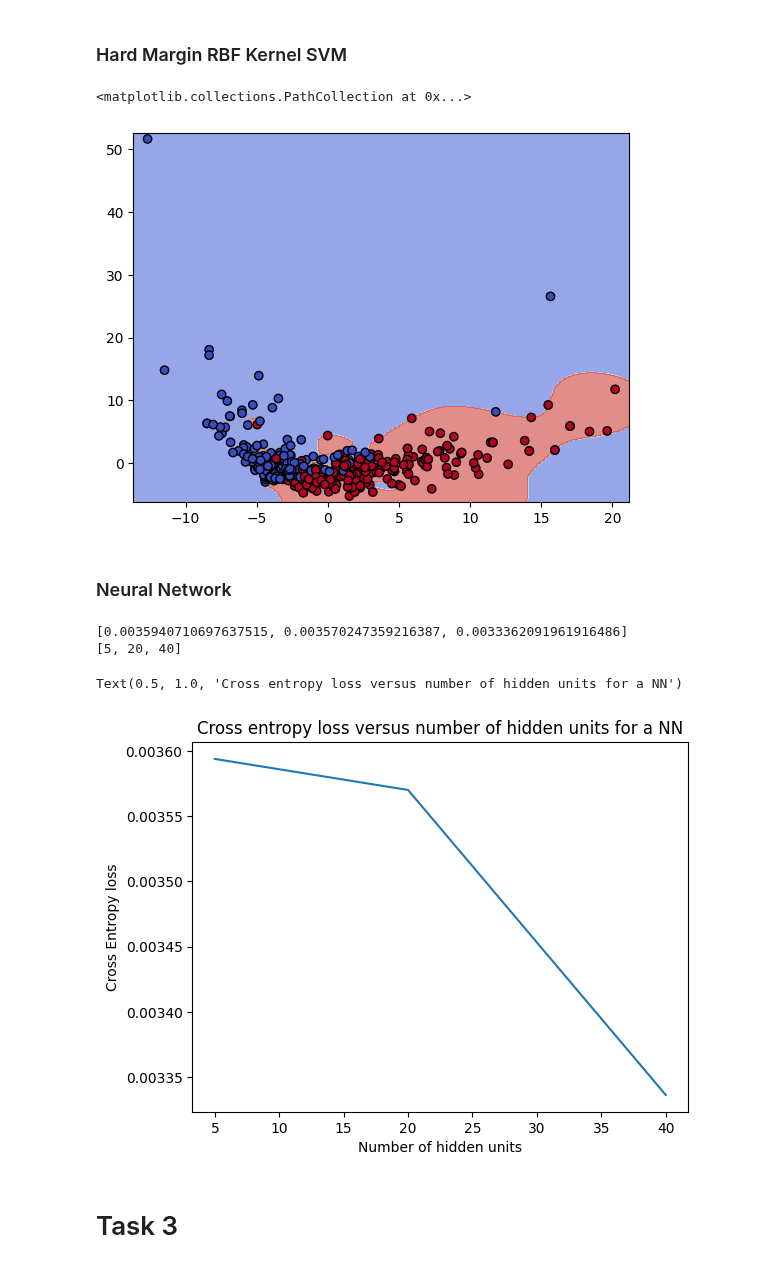
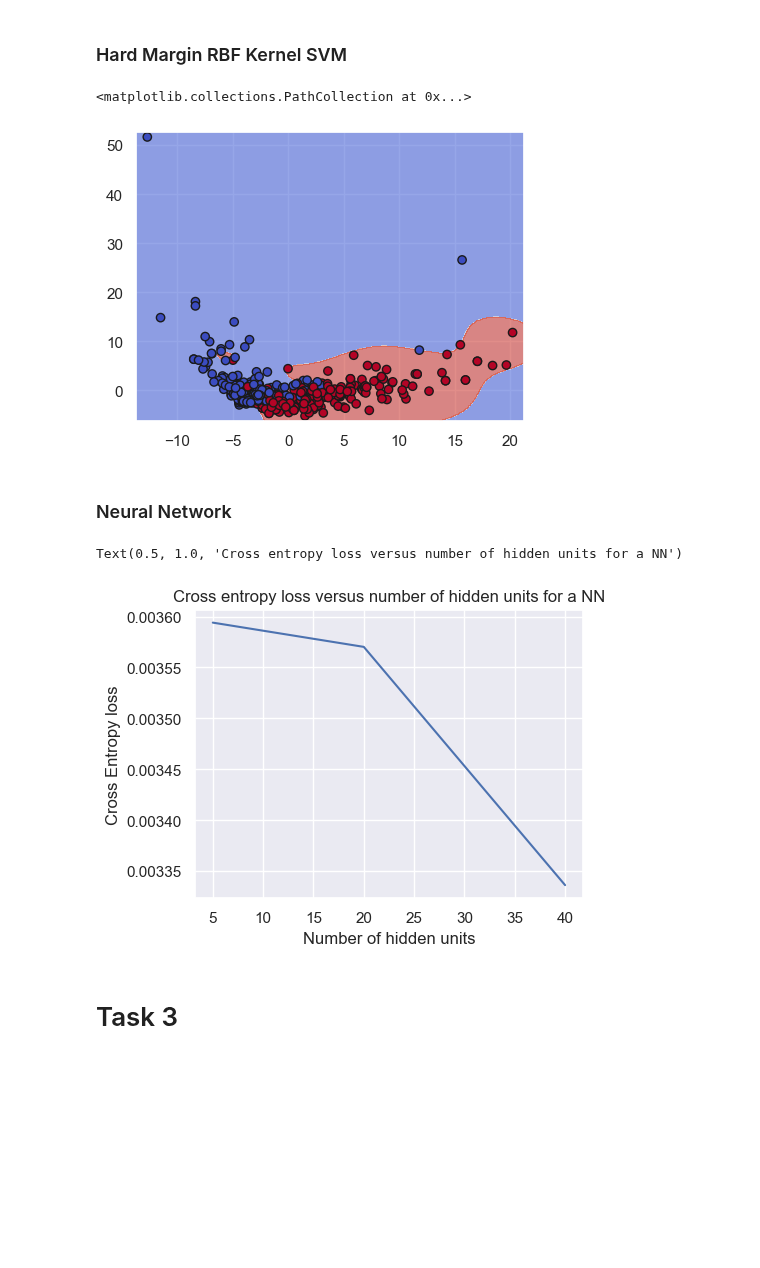
Before and after one commit to csprono/CS361-A3, a Jupyter notebook: task4.ipynb, the cells around one changed output. Drawn from its saved outputs; the diff is of its cells as text; code cells hidden in the pictures; blank space fills up the shorter version.

```diff
--- a/task4.ipynb
+++ b/task4.ipynb
@@ -135,7 +110,7 @@ The above chart shows the top 50 most frequent words in entertainment articles o
 # %%
 class_counts = train['Category'].value_counts()
 
-sns.set_theme(rc={'figure.figsize':(6.4,4.8)})
+sns.set_theme(rc={'figure.figsize':(4,3)})
 sns.barplot(x = class_counts.index, y = class_counts.values, hue=class_counts.index)
 plt.title('Class Distribution')
 # %% [output]
@@ -190,6 +168,8 @@ x_train_pca = pca.fit_transform(x_train)
 
 knn = KNeighborsClassifier(n_neighbors=1, metric='minkowski', p=2)
 knn.fit(x_train_pca, y_train)
+
+sns.set_theme(rc={'figure.figsize':(5,3.75)})
 surface_plot_display = DecisionBoundaryDisplay.from_estimator(knn, x_train_pca, grid_resolution=400, plot_method='contourf',
     response_method='predict', cmap = 'coolwarm', alpha = 0.6)
 surface_plot_display.ax_.scatter(x_train_pca[:,0], x_train_pca[:,1], c=y_train, cmap='coolwarm', edgecolor="k")
@@ -207,6 +187,7 @@ x_train_pca = pca.fit_transform(x_train)
 svm = SVC(kernel='linear', C=1.0)
 svm.fit(x_train_pca, y_train)
 
+sns.set_theme(rc={'figure.figsize':(5,3.75)})
 surface_plot_display = DecisionBoundaryDisplay.from_estimator(svm, x_train_pca, grid_resolution=400,
     plot_method='contourf', response_method='predict', cmap = 'coolwarm', alpha = 0.6)
 surface_plot_display.ax_.scatter(x_train_pca[:,0], x_train_pca[:,1], c=y_train, cmap='coolwarm', edgecolor="k")
@@ -224,48 +205,48 @@ x_train_pca = pca.fit_transform(x_train)
 hm_svm = SVC(kernel='rbf', C=10**10)
 hm_svm.fit(x_train_pca, y_train)
 
+sns.set_theme(rc={'figure.figsize':(5,3.75)})
 surface_plot_display = DecisionBoundaryDisplay.from_estimator(hm_svm, x_train_pca,
     grid_resolution=400, plot_method='contourf', response_method='predict', cmap = 'coolwarm', alpha = 0.6, gamma='scale')
 surface_plot_display.ax_.scatter(x_train_pca[:,0], x_train_pca[:,1], c=y_train, cmap='coolwarm', edgecolor="k")
 # %% [output]
 <matplotlib.collections.PathCollection at 0x...>
-[figure, old version]
+[figure, new version]
 # %% [markdown]
 ### Neural Network
 # %%
 import random
 random.seed(69)
 
 hidden_units_list = [5, 20, 40]
 cross_entropy_losses = [0]*len(hidden_units_list)
 nn = MLPClassifier(
     random_state=420,
     solver = 'sgd',
     learning_rate='constant',
     learning_rate_init=0.01,
     max_iter=100
 )
 for i, hidden_units in enumerate(hidden_units_list):
     nn.set_params(hidden_layer_sizes = hidden_units, max_iter = 1)
     # Set up a dummy fit to change the weights
     nn.fit([[0]], [1])
     # Create our initial weights:
     nn.set_params(max_iter = 100)
     nn.coefs_ = [np.array([random.uniform(0,0.1) for _ in range(hidden_units)]) for k in range(2)]
     nn.intercepts_ = [random.uniform(0,0.1) for _ in range(2)]
 
     nn.fit(x_train, y_train)
     cross_entropy_losses[i] = log_loss(y_train, nn.predict_proba(x_train), normalize=True)
 
+sns.set_theme(rc={'figure.figsize':(5,3.75)})
 plt.plot(hidden_units_list, cross_entropy_losses)
 plt.xlabel("Number of hidden units")
 plt.ylabel("Cross Entropy loss")
 plt.title("Cross entropy loss versus number of hidden units for a NN")
 # %% [output]
-[0.0035940710697637515, 0.003570247359216387, 0.0033362091961916486]
-[5, 20, 40]
+Text(0.5, 1.0, 'Cross entropy loss versus number of hidden units for a NN')
-Text(0.5, 1.0, 'Cross entropy loss versus number of hidden units for a NN')
-[figure, old version]
+[figure, new version]
 # %% [markdown]
 # Task 3
 # %%
```
Also changed, not shown: parts of 11 cells of this notebook.
